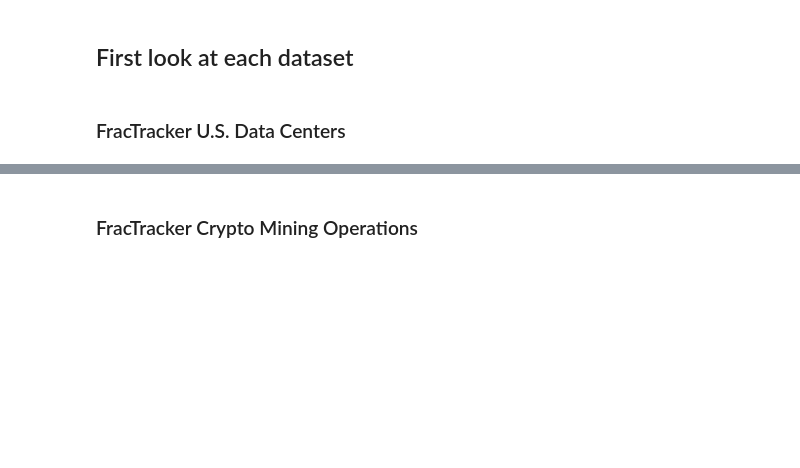
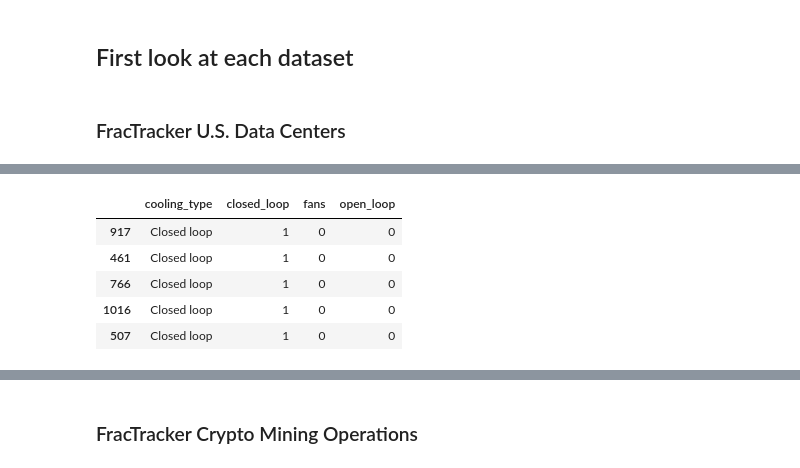
Before and after one commit to matthewchess/siads696, a Jupyter notebook: 02-data-cleaning.ipynb, the cells around one changed output, grey strips where cells are left out. Drawn from its saved outputs; the diff is of its cells as text; code cells hidden in the pictures; blank space fills up the shorter version.

```diff
--- a/02-data-cleaning.ipynb
+++ b/02-data-cleaning.ipynb
@@ -25,0 +190,11 @@ data_centers.describe(include="all").T
+# %%
+columns = ['cooling_type', 'closed_loop', 'fans', 'open_loop']
+
+data_centers.loc[data_centers['cooling_type'].notna()][columns].sample(5)
+# %% [output]
+|  | cooling_type | closed_loop | fans | open_loop |
+| 917 | Closed loop | 1 | 0 | 0 |
+| 461 | Closed loop | 1 | 0 | 0 |
+| 766 | Closed loop | 1 | 0 | 0 |
+| 1016 | Closed loop | 1 | 0 | 0 |
+| 507 | Closed loop | 1 | 0 | 0 |
```
Also changed, not shown: parts of 26 cells of this notebook.
